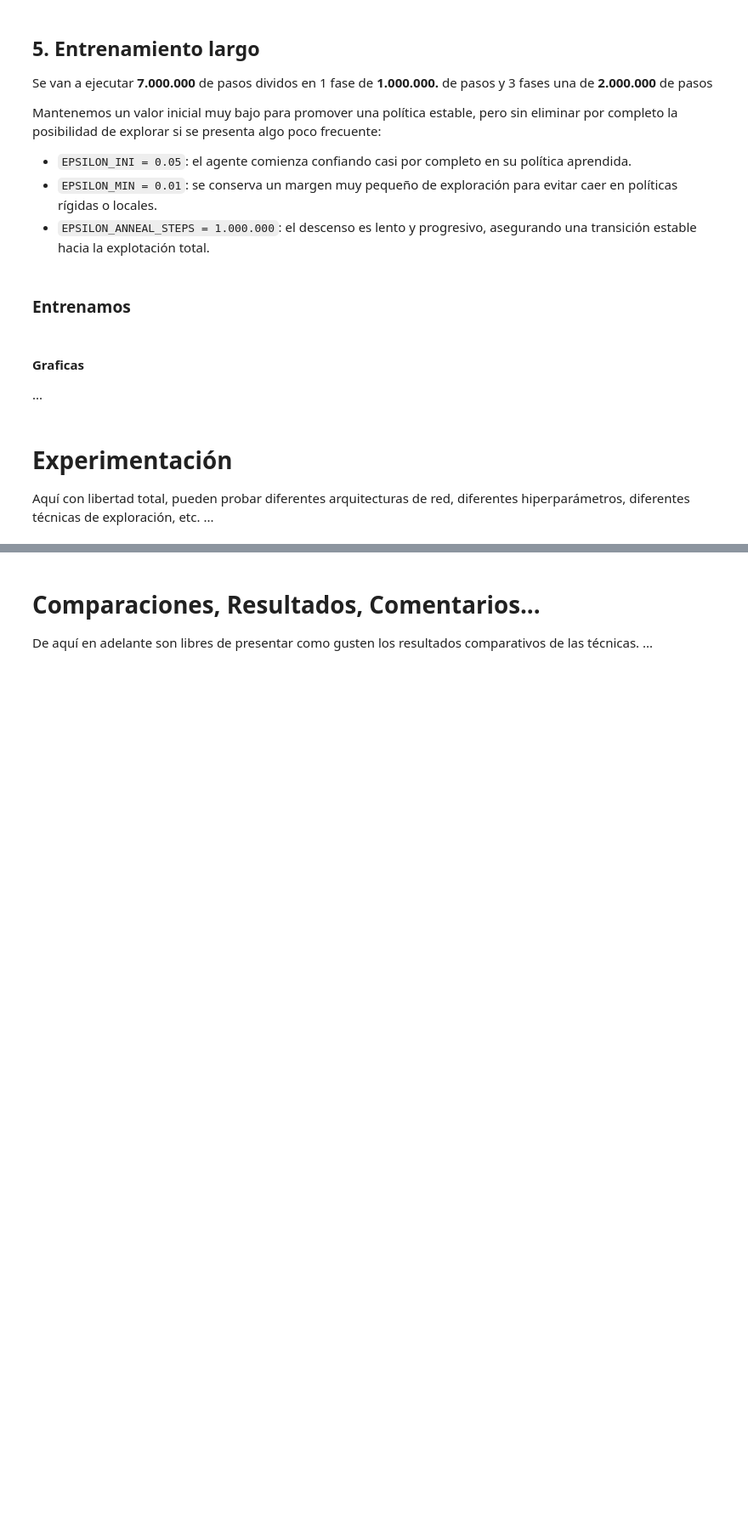
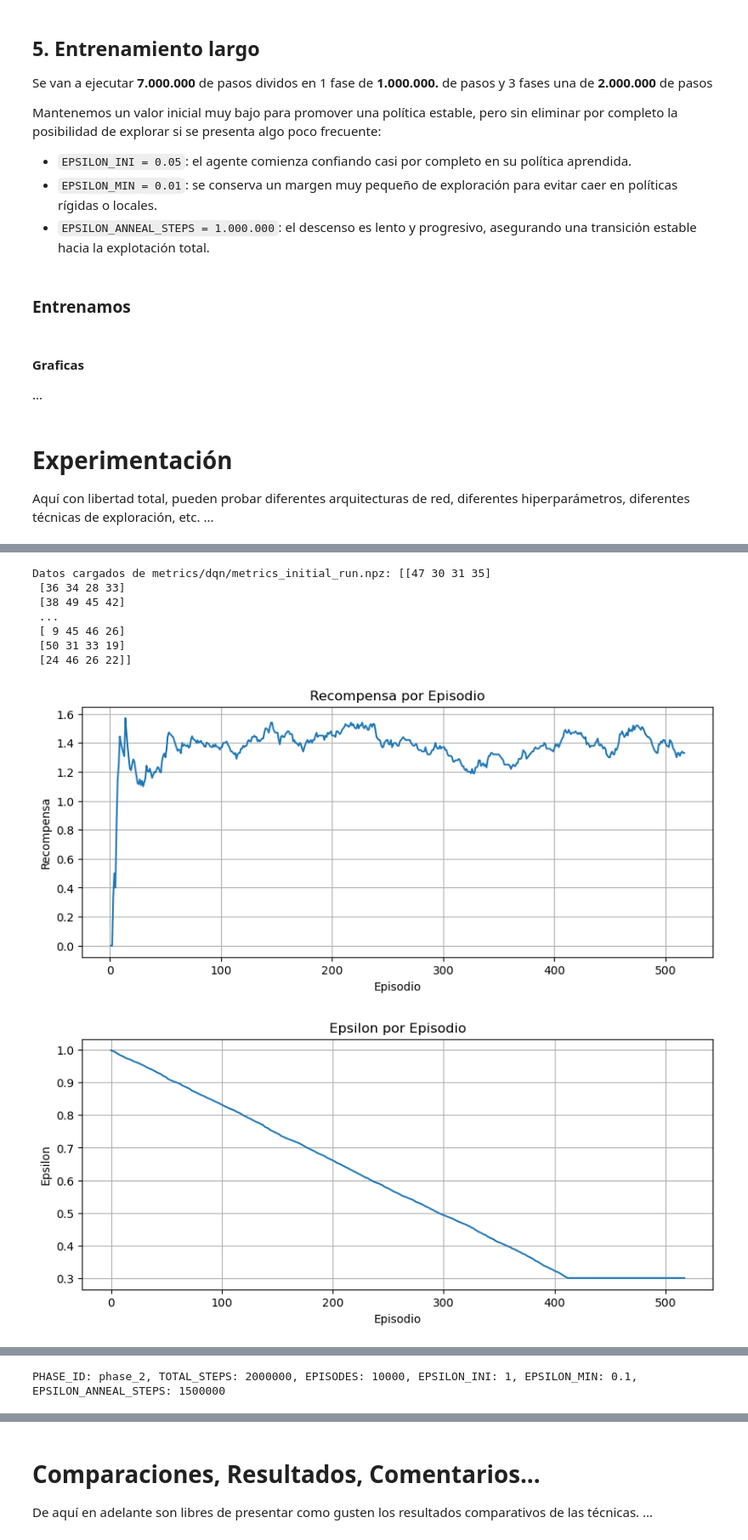
Before and after one commit to nataliacampiglia/obligatorio-taller-ia, a Jupyter notebook: Obligatorio_2025_Letra.ipynb, the cells around one changed output, grey strips where cells are left out. Shown at 85% size. Drawn from its saved outputs; the diff is of its cells as text; code cells hidden in the pictures; blank space fills up the shorter version.

```diff
--- a/Obligatorio_2025_Letra.ipynb
+++ b/Obligatorio_2025_Letra.ipynb
@@ -1310,0 +1292,3 @@ Aquí con libertad total, pueden probar diferentes arquitecturas de red, diferen
+# %%
+PHASE_ID, TOTAL_STEPS, EPISODES, EPSILON_INI, EPSILON_MIN, EPSILON_ANNEAL_STEPS = get_phase_attributes(PHASE_INITIAL)
+print(f"PHASE_ID: {PHASE_ID}, TOTAL_STEPS: {TOTAL_STEPS}, EPISODES: {EPISODES}, EPSILON_INI: {EPSILON_INI}, EPSILON_MIN: {EPSILON_MIN}, EPSILON_ANNEAL_STEPS: {EPSILON_ANNEAL_STEPS}")
@@ -1310,0 +1327,13 @@ Aquí con libertad total, pueden probar diferentes arquitecturas de red, diferen
+# %%
+METRICS_PATH = getMetricFilePath(True, PHASE_ID)
+evaluate_training_phase_results(pathname=METRICS_PATH, phase_id=PHASE_ID)
+# %% [output]
+Datos cargados de metrics/dqn/metrics_initial_run.npz: [[47 30 31 35]
+ [36 34 28 33]
+ [38 49 45 42]
+ ...
+ [ 9 45 46 26]
+ [50 31 33 19]
+ [24 46 26 22]]
+[figure, added]
+[figure, added]
@@ -1310,0 +1344,5 @@ Aquí con libertad total, pueden probar diferentes arquitecturas de red, diferen
+# %%
+PHASE_ID, TOTAL_STEPS, EPISODES, EPSILON_INI, EPSILON_MIN, EPSILON_ANNEAL_STEPS = get_phase_attributes(PHASE_2)
+print(f"PHASE_ID: {PHASE_ID}, TOTAL_STEPS: {TOTAL_STEPS}, EPISODES: {EPISODES}, EPSILON_INI: {EPSILON_INI}, EPSILON_MIN: {EPSILON_MIN}, EPSILON_ANNEAL_STEPS: {EPSILON_ANNEAL_STEPS}")
+# %% [output]
+PHASE_ID: phase_2, TOTAL_STEPS: 2000000, EPISODES: 10000, EPSILON_INI: 1, EPSILON_MIN: 0.1, EPSILON_ANNEAL_STEPS: 1500000
```
Also changed, not shown: parts of 20 cells of this notebook, 5 other files.
